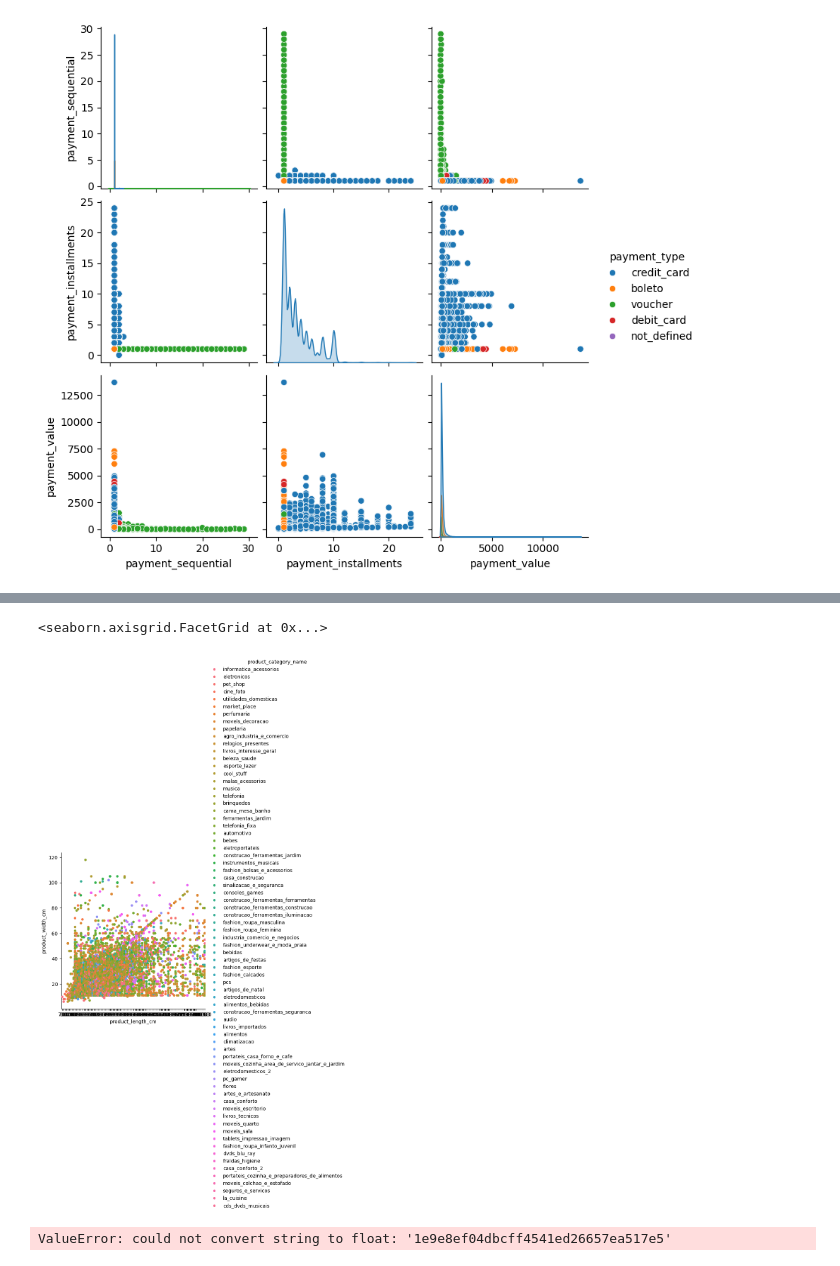
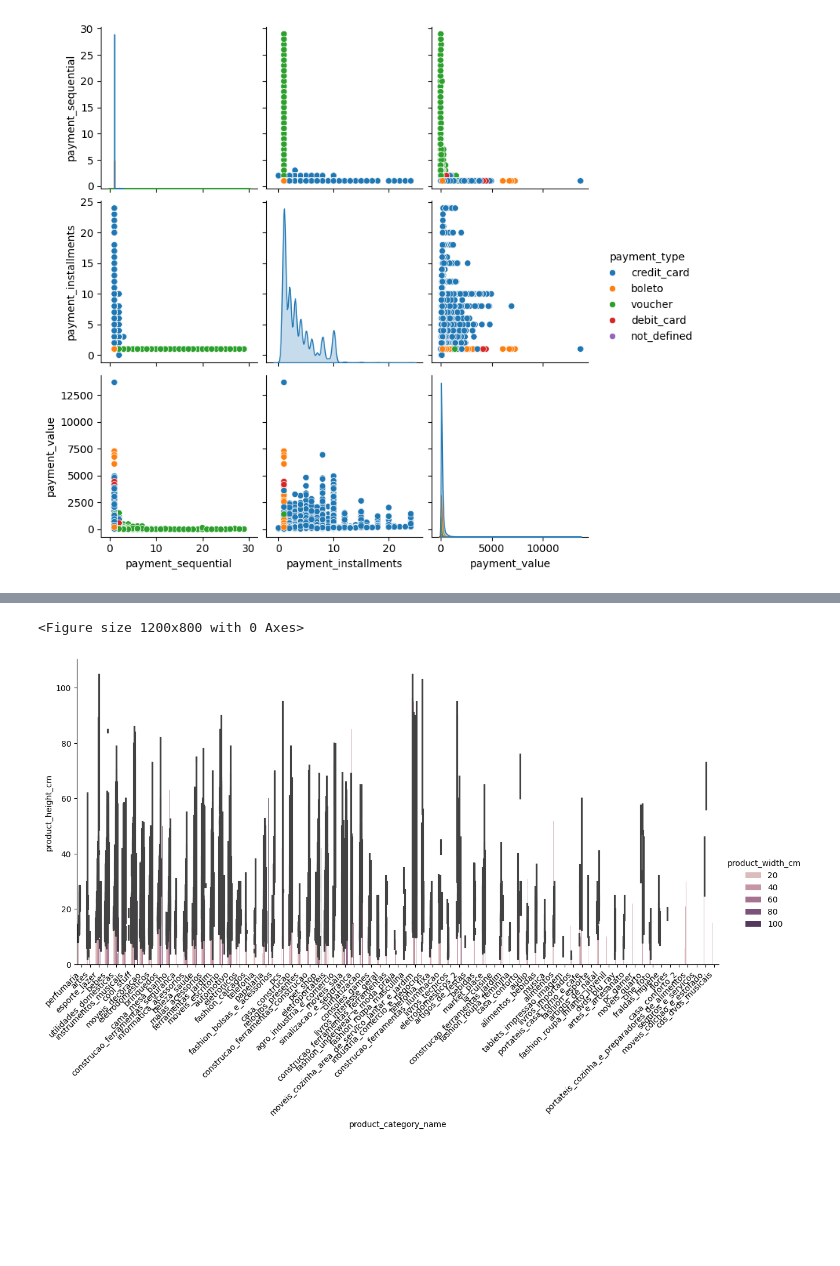
Before and after one commit to 955928/Analyse_Exploiratoire_et_Tableau_de_bord, a Jupyter notebook: Olist.ipynb, the cells around one changed output, grey strips where cells are left out. Drawn from its saved outputs; the diff is of its cells as text; code cells hidden in the pictures; blank space fills up the shorter version.

```diff
--- a/Olist.ipynb
+++ b/Olist.ipynb
@@ -204,9 +219,8 @@ sns.pairplot(df_products, hue="product_category_name")
-# %%
-sns.catplot(x='product_length_cm', y='product_width_cm', data=df_products, hue='product_category_name')
-# %% [output]
-<seaborn.axisgrid.FacetGrid at 0x...>
-[figure, removed]
-# %%
-sns.heatmap(df_products.corr())
-# %% [output]
-ValueError: could not convert string to float: '1e9e8ef04dbcff4541ed26657ea517e5'
+# %%
+plt.figure(figsize=(12, 8))
+sns.catplot(x='product_category_name', y='product_height_cm', data=df_products, hue='product_width_cm', kind='bar', height=6, aspect=2)
+plt.xticks(rotation=45, ha='right')
+plt.show()
+# %% [output]
+<Figure size 1200x800 with 0 Axes>
+[figure, added]
```
Also changed, not shown: parts of 8 cells of this notebook.
